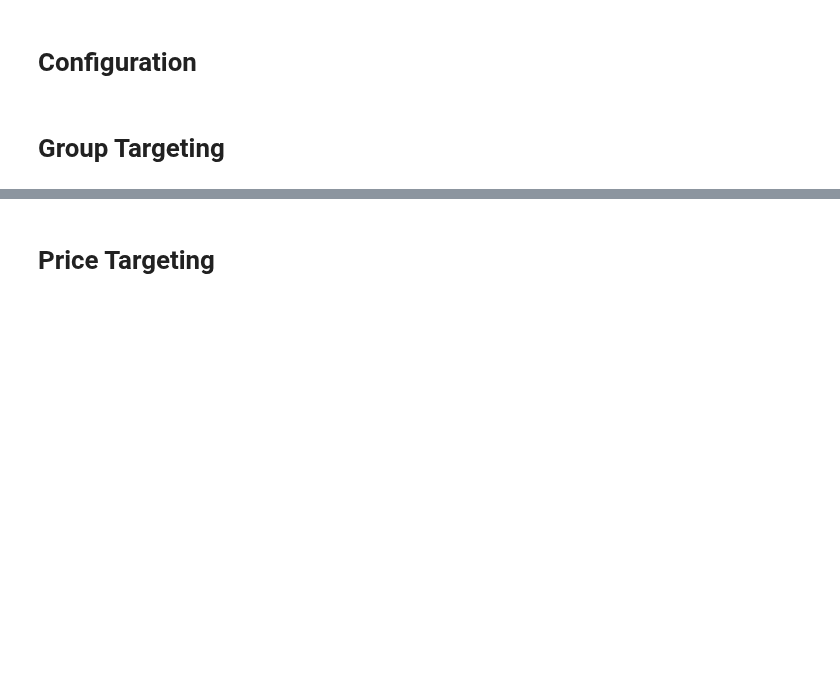
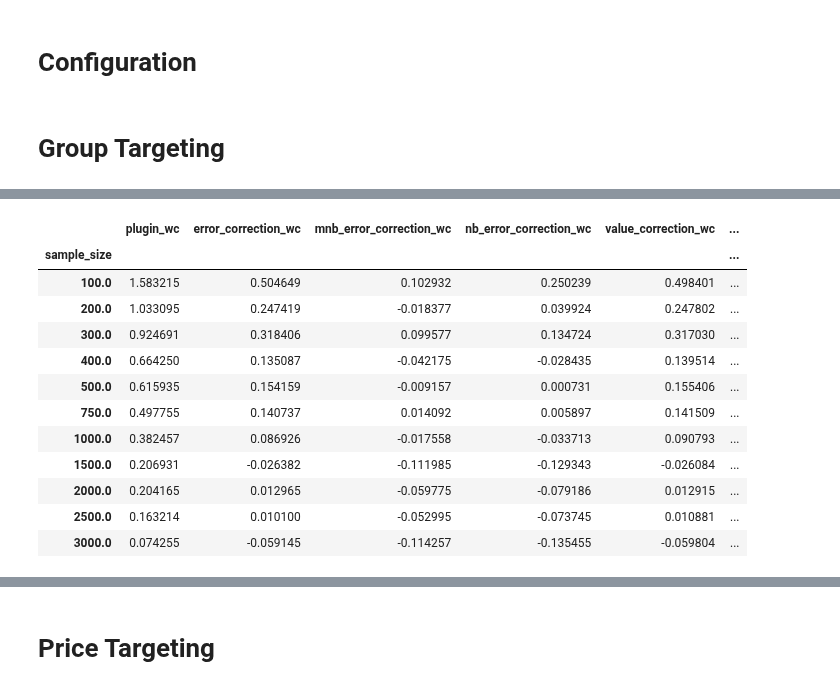
Before and after one commit to iamsikun/winners-curse, a Jupyter notebook: notebooks/result_analysis.ipynb, the cells around one changed output, grey strips where cells are left out. Cells and saved outputs as stored; diff of their text form; code cells hidden in the pictures; blank space fills up the shorter version.

```diff
--- a/notebooks/result_analysis.ipynb
+++ b/notebooks/result_analysis.ipynb
@@ -51,0 +40,9 @@ sample_size_df[sample_size_df['sample_size'] == 100].describe()
+# %%
+sample_size = 100
+unit_basis = 0.1
+
+test = sample_size_df[sample_size_df['sample_size'] == sample_size].drop(['sample_size', 'test_group_id', 'repeat_id'], axis=1) / unit_basis
+
+print(test.mean())
+
+print(test.std() / sample_size**0.5)
@@ -52,3 +66,20 @@ sample_size_df[sample_size_df['sample_size'] == 100].describe()
+# %%
+test = sample_size_df.drop(['test_group_id', 'repeat_id'], axis=1)
+test.groupby('sample_size').mean() / unit_basis
+# %% [output]
+|  | plugin_wc | error_correction_wc | mnb_error_correction_wc | nb_error_correction_wc | value_correction_wc | ... |
+| sample_size |  |  |  |  |  | ... |
+| 100.0 | 1.583215 | 0.504649 | 0.102932 | 0.250239 | 0.498401 | ... |
+| 200.0 | 1.033095 | 0.247419 | -0.018377 | 0.039924 | 0.247802 | ... |
+| 300.0 | 0.924691 | 0.318406 | 0.099577 | 0.134724 | 0.317030 | ... |
+| 400.0 | 0.664250 | 0.135087 | -0.042175 | -0.028435 | 0.139514 | ... |
+| 500.0 | 0.615935 | 0.154159 | -0.009157 | 0.000731 | 0.155406 | ... |
+| 750.0 | 0.497755 | 0.140737 | 0.014092 | 0.005897 | 0.141509 | ... |
+| 1000.0 | 0.382457 | 0.086926 | -0.017558 | -0.033713 | 0.090793 | ... |
+| 1500.0 | 0.206931 | -0.026382 | -0.111985 | -0.129343 | -0.026084 | ... |
+| 2000.0 | 0.204165 | 0.012965 | -0.059775 | -0.079186 | 0.012915 | ... |
+| 2500.0 | 0.163214 | 0.010100 | -0.052995 | -0.073745 | 0.010881 | ... |
+| 3000.0 | 0.074255 | -0.059145 | -0.114257 | -0.135455 | -0.059804 | ... |
 # %%
 plot_winners_curse_errorbar('results/sample_size_test.csv', sample_size=100, unit_basis=0.1, confidence_level=0.95)
 # %% [output]
```
Also changed, not shown: parts of 8 cells of this notebook, 4 other files.
